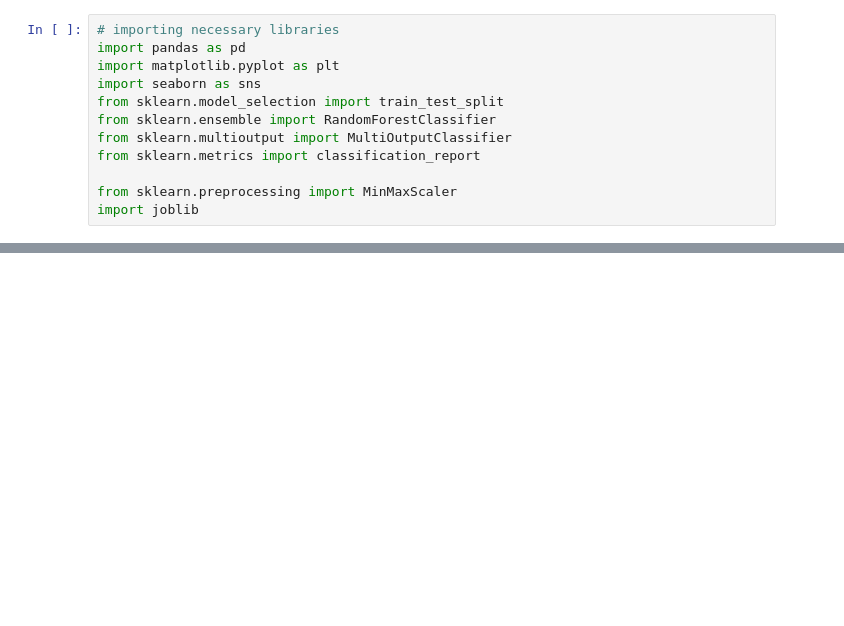
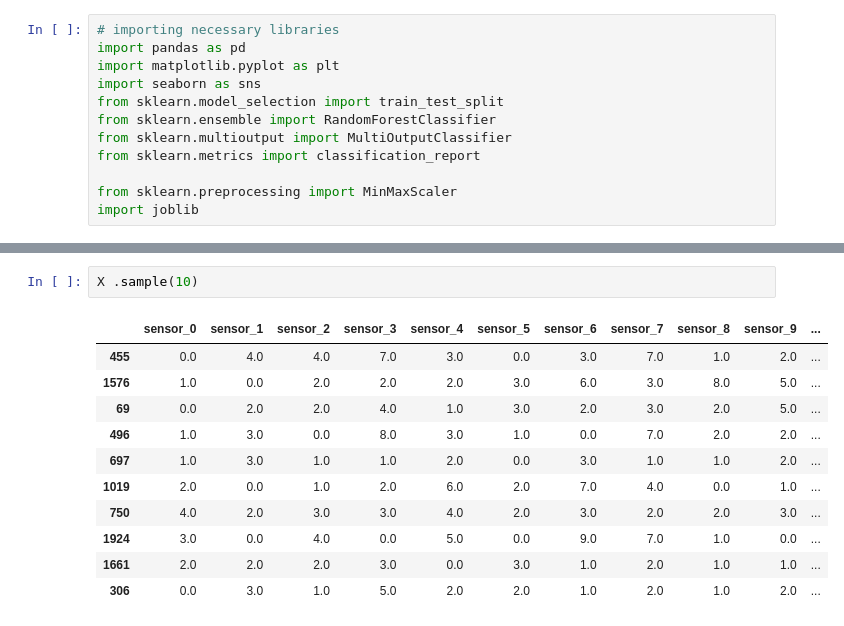
Before and after one commit to CodebreakerRajiv/Smart_Irrigation_AICTE_Shell, a Jupyter notebook: Irrigation_System.ipynb.ipynb, the cells around one changed output, grey strips where cells are left out. Saved outputs shown, nothing was run; the diff lists cells and outputs as text; blank space fills up the shorter version.

```diff
--- a/Irrigation_System.ipynb.ipynb
+++ b/Irrigation_System.ipynb.ipynb
@@ -20,0 +91,14 @@ FileNotFoundError: [Errno 2] No such file or directory: 'E:\\PROJECT\\IRRIGATION
+# %%
+X .sample(10)
+# %% [output]
+|  | sensor_0 | sensor_1 | sensor_2 | sensor_3 | sensor_4 | sensor_5 | sensor_6 | sensor_7 | sensor_8 | sensor_9 | ... |
+| 455 | 0.0 | 4.0 | 4.0 | 7.0 | 3.0 | 0.0 | 3.0 | 7.0 | 1.0 | 2.0 | ... |
+| 1576 | 1.0 | 0.0 | 2.0 | 2.0 | 2.0 | 3.0 | 6.0 | 3.0 | 8.0 | 5.0 | ... |
+| 69 | 0.0 | 2.0 | 2.0 | 4.0 | 1.0 | 3.0 | 2.0 | 3.0 | 2.0 | 5.0 | ... |
+| 496 | 1.0 | 3.0 | 0.0 | 8.0 | 3.0 | 1.0 | 0.0 | 7.0 | 2.0 | 2.0 | ... |
+| 697 | 1.0 | 3.0 | 1.0 | 1.0 | 2.0 | 0.0 | 3.0 | 1.0 | 1.0 | 2.0 | ... |
+| 1019 | 2.0 | 0.0 | 1.0 | 2.0 | 6.0 | 2.0 | 7.0 | 4.0 | 0.0 | 1.0 | ... |
+| 750 | 4.0 | 2.0 | 3.0 | 3.0 | 4.0 | 2.0 | 3.0 | 2.0 | 2.0 | 3.0 | ... |
+| 1924 | 3.0 | 0.0 | 4.0 | 0.0 | 5.0 | 0.0 | 9.0 | 7.0 | 1.0 | 0.0 | ... |
+| 1661 | 2.0 | 2.0 | 2.0 | 3.0 | 0.0 | 3.0 | 1.0 | 2.0 | 1.0 | 1.0 | ... |
+| 306 | 0.0 | 3.0 | 1.0 | 5.0 | 2.0 | 2.0 | 1.0 | 2.0 | 1.0 | 2.0 | ... |
```
Also changed, not shown: parts of 23 cells of this notebook.
